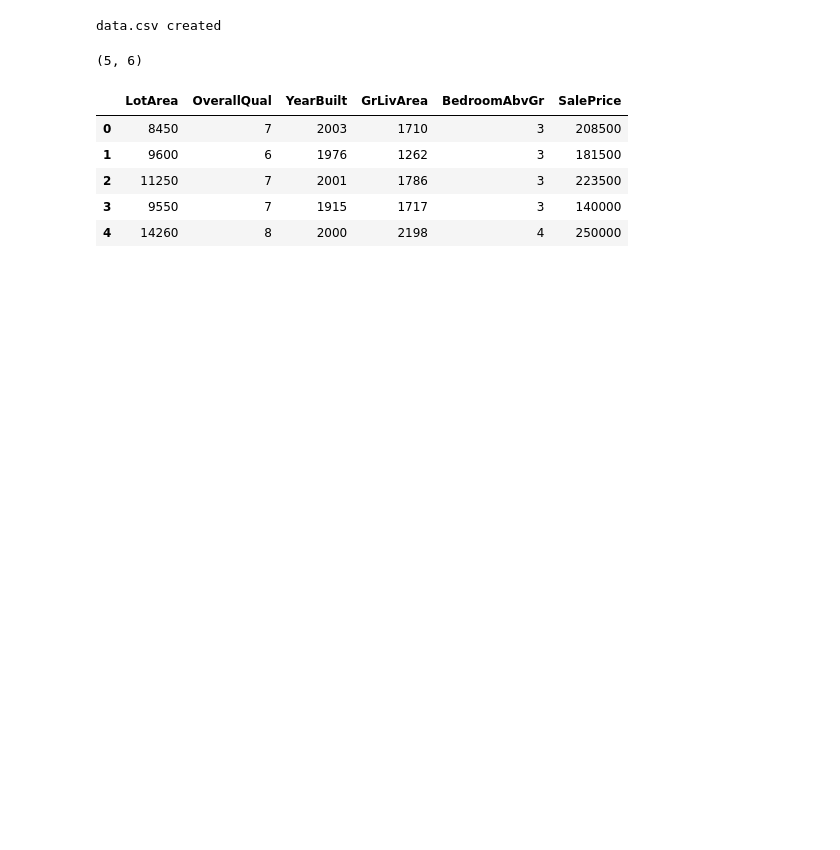
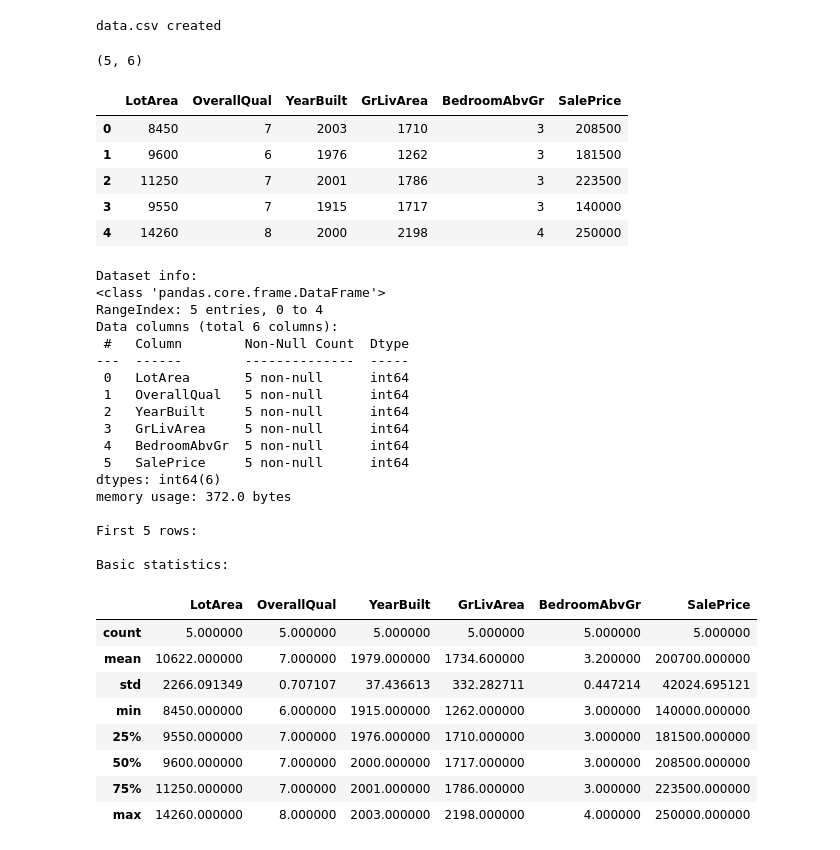
Before and after one commit to GreenBay8/ml-house-price-regression, a Jupyter notebook: notebook.ipynb, the cells around one changed output. Cells and saved outputs as stored; diff of their text form; code cells hidden in the pictures; blank space fills up the shorter version.

```diff
--- a/notebook.ipynb
+++ b/notebook.ipynb
@@ -28,3 +28,41 @@ df.head()
 | 2 | 11250 | 7 | 2001 | 1786 | 3 | 223500 |
 | 3 | 9550 | 7 | 1915 | 1717 | 3 | 140000 |
 | 4 | 14260 | 8 | 2000 | 2198 | 4 | 250000 |
+# %%
+# Quick summary of the dataset
+print("Dataset info:")
+df.info()
+
+print("\nFirst 5 rows:")
+df.head()
+
+print("\nBasic statistics:")
+df.describe()
+# %% [output]
+Dataset info:
+<class 'pandas.core.frame.DataFrame'>
+RangeIndex: 5 entries, 0 to 4
+Data columns (total 6 columns):
+ #   Column        Non-Null Count  Dtype
+---  ------        --------------  -----
+ 0   LotArea       5 non-null      int64
+ 1   OverallQual   5 non-null      int64
+ 2   YearBuilt     5 non-null      int64
+ 3   GrLivArea     5 non-null      int64
+ 4   BedroomAbvGr  5 non-null      int64
+ 5   SalePrice     5 non-null      int64
+dtypes: int64(6)
+memory usage: 372.0 bytes
+
+First 5 rows:
+
+Basic statistics:
+|  | LotArea | OverallQual | YearBuilt | GrLivArea | BedroomAbvGr | SalePrice |
+| count | 5.000000 | 5.000000 | 5.000000 | 5.000000 | 5.000000 | 5.000000 |
+| mean | 10622.000000 | 7.000000 | 1979.000000 | 1734.600000 | 3.200000 | 200700.000000 |
+| std | 2266.091349 | 0.707107 | 37.436613 | 332.282711 | 0.447214 | 42024.695121 |
+| min | 8450.000000 | 6.000000 | 1915.000000 | 1262.000000 | 3.000000 | 140000.000000 |
+| 25% | 9550.000000 | 7.000000 | 1976.000000 | 1710.000000 | 3.000000 | 181500.000000 |
+| 50% | 9600.000000 | 7.000000 | 2000.000000 | 1717.000000 | 3.000000 | 208500.000000 |
+| 75% | 11250.000000 | 7.000000 | 2001.000000 | 1786.000000 | 3.000000 | 223500.000000 |
+| max | 14260.000000 | 8.000000 | 2003.000000 | 2198.000000 | 4.000000 | 250000.000000 |
```
Also changed, not shown: parts of 4 cells of this notebook.
